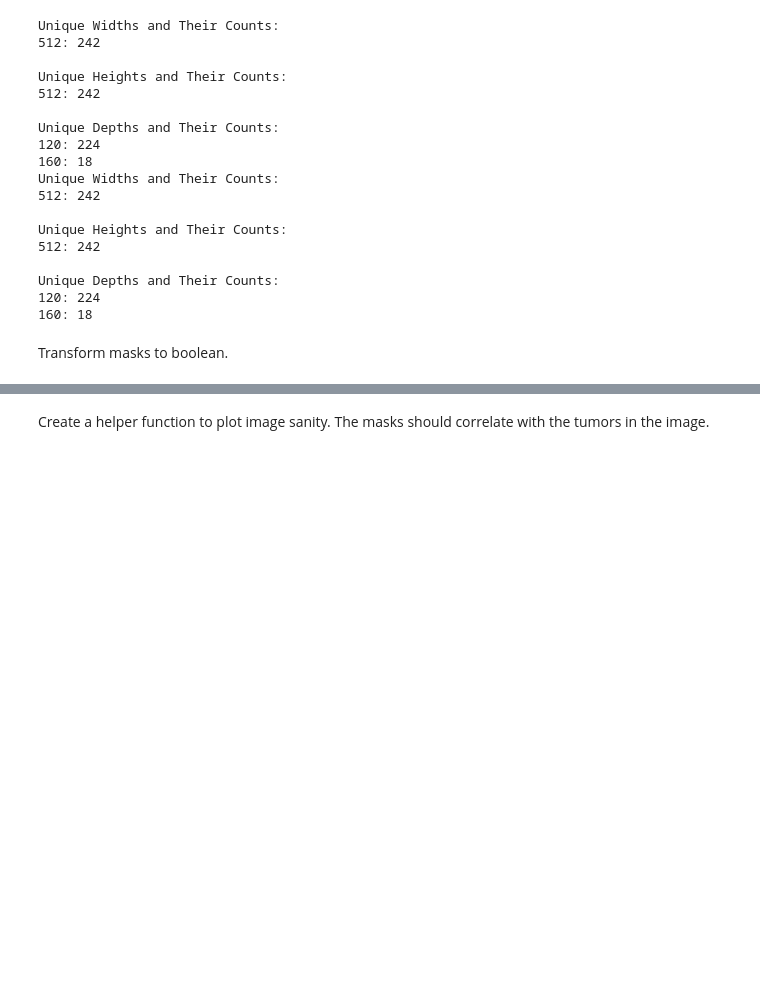
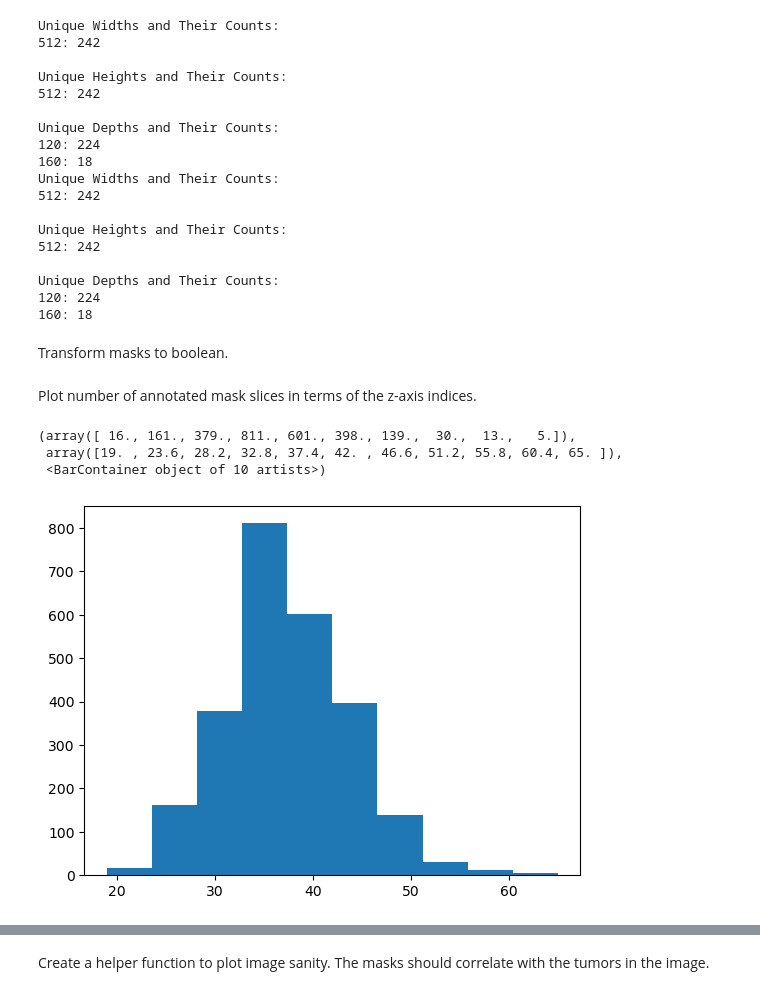
Before and after one commit to j00lie/thesis, a Jupyter notebook: preprocess.ipynb, the cells around one changed output, grey strips where cells are left out. Cells and saved outputs as stored; diff of their text form; code cells hidden in the pictures; blank space fills up the shorter version.

```diff
--- a/preprocess.ipynb
+++ b/preprocess.ipynb
@@ -12,8 +12,8 @@ from tqdm import tqdm
 import random
 
 
-IMG_WIDTH = 64
-IMG_HEIGHT = 64
+IMG_WIDTH = 128
+IMG_HEIGHT = 128
 IMG_DEPTH = 64
 IMG_CHANNELS = 1
 SEED = 42
@@ -130,3 +130,19 @@ Transform masks to boolean.
 # %%
 for i, mask in enumerate(masks):
     masks[i] = np.array(mask, dtype=bool)
+# %% [markdown]
+Plot number of annotated mask slices in terms of the z-axis indices.
+# %%
+inds = []
+for i, item in enumerate(masks):
+    for j in range(item.shape[2]):
+        if np.max(masks[i][:, :, j]) != False:
+            inds.append(j)
+
+counts, bins = np.histogram(inds)
+plt.hist(bins[:-1], bins, weights=counts)
+# %% [output]
+(array([ 16., 161., 379., 811., 601., 398., 139.,  30.,  13.,   5.]),
+ array([19. , 23.6, 28.2, 32.8, 37.4, 42. , 46.6, 51.2, 55.8, 60.4, 65. ]),
+ <BarContainer object of 10 artists>)
+[figure, added]
```
Also changed, not shown: parts of 6 cells of this notebook.
